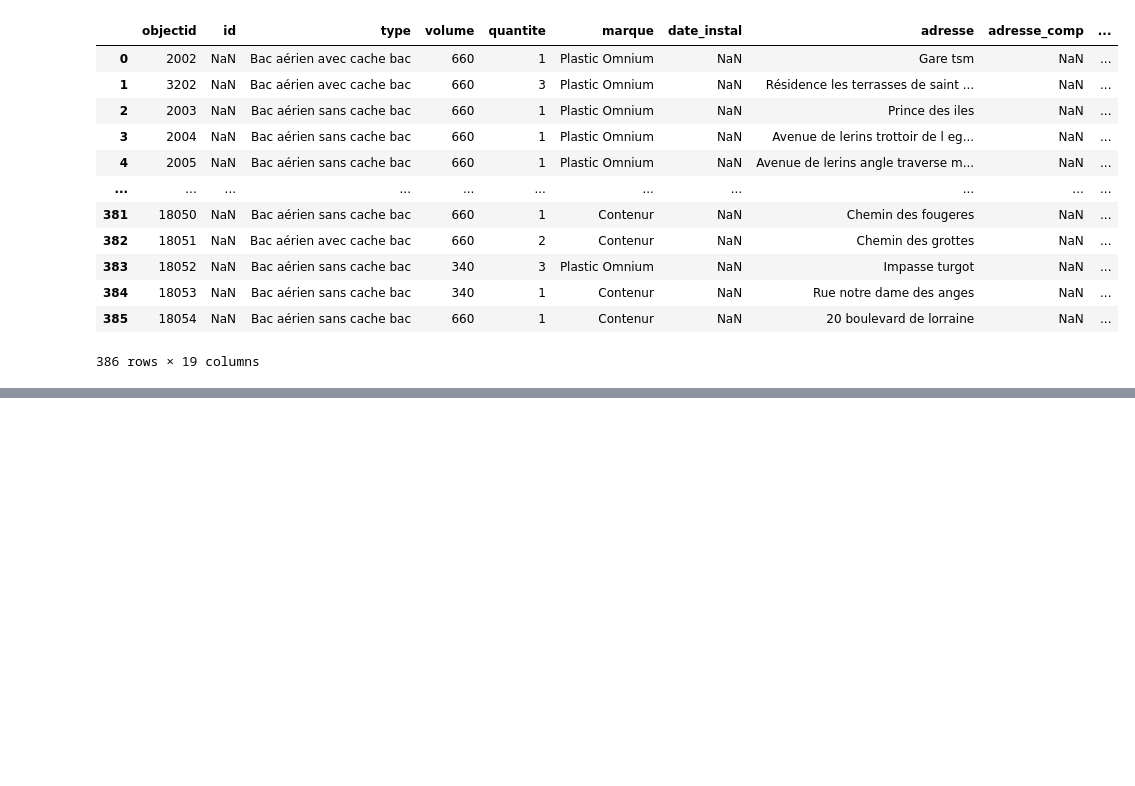
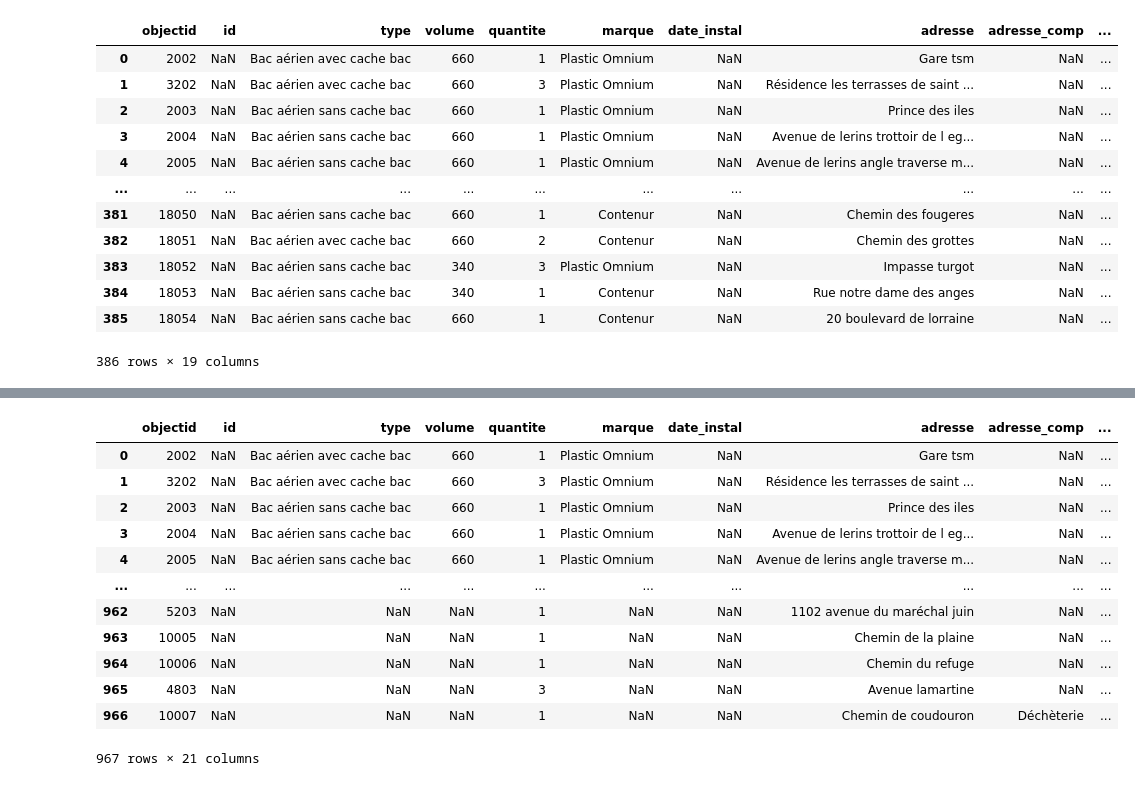
Before and after one commit to antjacquemin/cliiinkv0, a Jupyter notebook: src/DataViz.ipynb, the cells around one changed output, grey strips where cells are left out. Saved outputs shown, nothing was run; the diff lists cells and outputs as text; code cells hidden in the pictures; blank space fills up the shorter version.

```diff
--- a/src/DataViz.ipynb
+++ b/src/DataViz.ipynb
@@ -1230,5 +1231,5 @@ dataTri
 | 238 | 16033 | NaN | Bac aérien sans cache bac | 340 L | 1 | Contenur | NaN | Rue notre dame des anges | NaN | ... |
 239 rows × 20 columns
 # %%
-for df in dataframes[1:5]:
+for df in dataframes[1:6]:
     df.volume = df.volume.str.replace(" L", "").str.replace(" m3", "000").astype(int)
@@ -1346,0 +1354,9 @@ dataVetement = dataVetement.drop(columns="etat")
+# %%
+dictDechets = {
+    "typeTraite": ["végétation", "bois", "métal", "gravats propres", "gravat sale", "carton", "d3e", "déchet ménager spécial", "néon", "batterie", "pile", "gaz", "extincteur", "huile végétale ou minérale"],
+    "typeTraiteAbrege": ["veget", "bois", "metal", "grav_prop", "grav_sal", "carton", "d3e", "dech_men_spe", "neon", "batterie", "pile", "gaz", "extincteur", "huil_veget_mineral"]
+}
+
+dechet = pd.DataFrame(dictDechets, columns = ["id", "typeTraite"])
+dechet["id"] = dechet.index + 1 # PK en auto-increment commence à 1
+dechet
@@ -1346,0 +1379,8 @@ dataVetement = dataVetement.drop(columns="etat")
+# %%
+traitement = pd.DataFrame(columns = ['objectid','id'])
+for i in dataDecheterie.index:
+    for j, col in enumerate(dictDechets["typeTraiteAbrege"]):
+        if dataDecheterie.loc[i, col] == "Oui":
+            df = pd.DataFrame({'objectid': dataDecheterie.loc[i, "objectid"],'id': j+1}, index=[0])
+            traitement = traitement.append(df, ignore_index = True)
+traitement
@@ -1346,0 +1415,9 @@ dataVetement = dataVetement.drop(columns="etat")
+# %%
+dictTri = {
+    "typeTri": ["om", "papier", "emballage", "verre", "vêtement"],
+    "dfTri": dataframes[1:6]
+}
+
+tri = pd.DataFrame(dictTri, columns = ["id", "typeTri"])
+tri["id"] = tri.index + 1 # PK en auto-increment commence à 1
+tri
@@ -1346,0 +1431,24 @@ dataVetement = dataVetement.drop(columns="etat")
+# %%
+colonnesCollecteur = dataTri.columns.tolist()
+colonnesCollecteur.append("typeTri")
+collecteur = pd.DataFrame(columns = colonnesCollecteur)
+
+for i, df in enumerate(dictTri["dfTri"]):
+    df["typeTri"] =  i + 1
+    collecteur = collecteur.append(df, ignore_index = True)
+
+collecteur
+# %% [output]
+|  | objectid | id | type | volume | quantite | marque | date_instal | adresse | adresse_comp | ... |
+| 0 | 2002 | NaN | Bac aérien avec cache bac | 660 | 1 | Plastic Omnium | NaN | Gare tsm | NaN | ... |
+| 1 | 3202 | NaN | Bac aérien avec cache bac | 660 | 3 | Plastic Omnium | NaN | Résidence les terrasses de saint ... | NaN | ... |
+| 2 | 2003 | NaN | Bac aérien sans cache bac | 660 | 1 | Plastic Omnium | NaN | Prince des iles | NaN | ... |
+| 3 | 2004 | NaN | Bac aérien sans cache bac | 660 | 1 | Plastic Omnium | NaN | Avenue de lerins trottoir de l eg... | NaN | ... |
+| 4 | 2005 | NaN | Bac aérien sans cache bac | 660 | 1 | Plastic Omnium | NaN | Avenue de lerins angle traverse m... | NaN | ... |
+| ... | ... | ... | ... | ... | ... | ... | ... | ... | ... | ... |
+| 962 | 5203 | NaN | NaN | NaN | 1 | NaN | NaN | 1102 avenue du maréchal juin | NaN | ... |
+| 963 | 10005 | NaN | NaN | NaN | 1 | NaN | NaN | Chemin de la plaine | NaN | ... |
+| 964 | 10006 | NaN | NaN | NaN | 1 | NaN | NaN | Chemin du refuge | NaN | ... |
+| 965 | 4803 | NaN | NaN | NaN | 3 | NaN | NaN | Avenue lamartine | NaN | ... |
+| 966 | 10007 | NaN | NaN | NaN | 1 | NaN | NaN | Chemin de coudouron | Déchèterie | ... |
+967 rows × 21 columns
```
Also changed, not shown: parts of 27 cells of this notebook, 2 other files.
